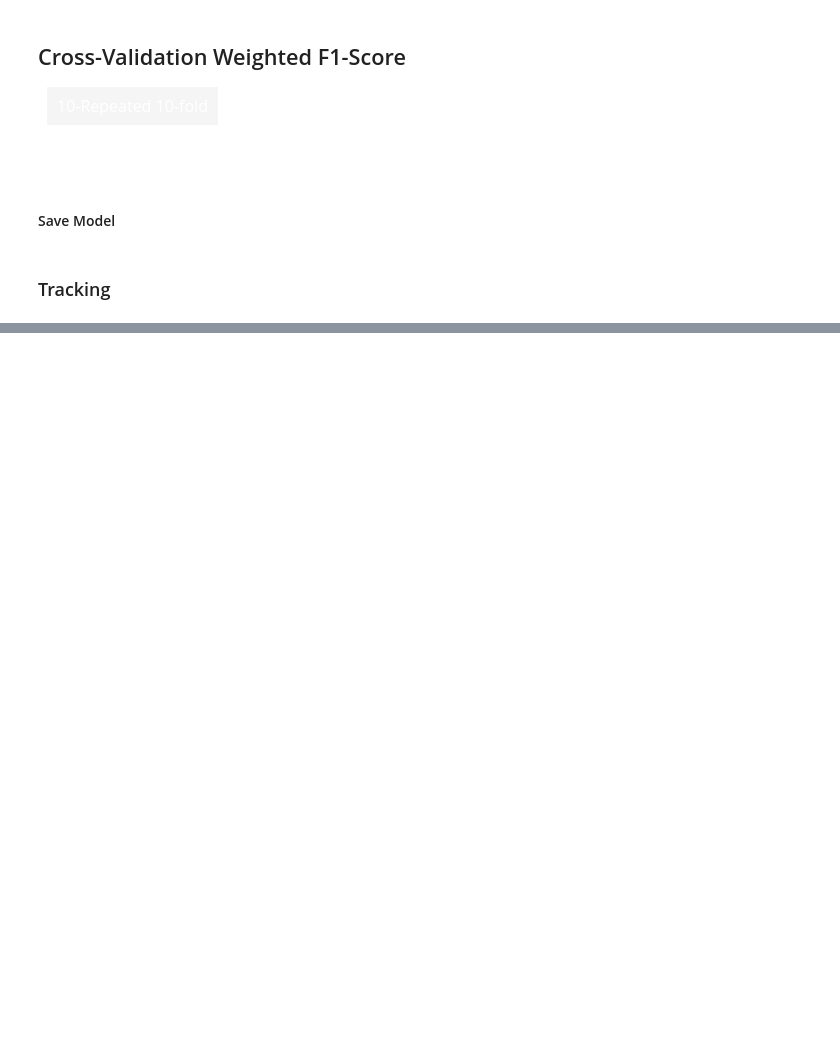
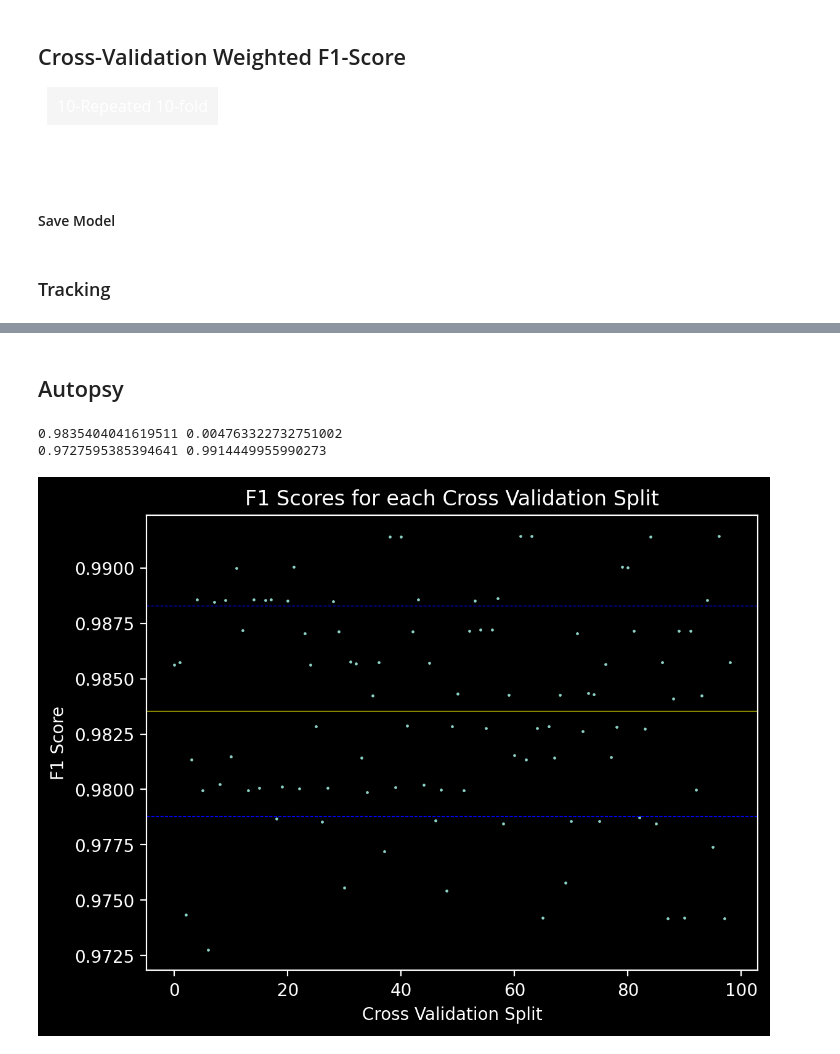
Before and after one commit to Marim1611/Bing-Bang-BodyLevel, a Jupyter notebook: ModelPipelines/StackingEnsemble/StackingEnsemble.ipynb, the cells around one changed output, grey strips where cells are left out. Drawn from its saved outputs; the diff is of its cells as text; code cells hidden in the pictures; blank space fills up the shorter version.

Commit message:
⚰️ Stacking Autopsy Analysis
So far, results are hilarious.

```diff
--- a/ModelPipelines/StackingEnsemble/StackingEnsemble.ipynb
+++ b/ModelPipelines/StackingEnsemble/StackingEnsemble.ipynb
@@ -21,7 +21,7 @@ mlq.start_quest(model_name, table_dest="../../", log_defs=False)
 # %% [markdown]
 ### Read the data
 # %%
-x_data_d, y_data_d = mlq.l(read_data)(kind='Numerical', standardize=True, split='all')
+x_data_d, y_data_d = mlq.l(read_data)(kind='Numerical', standardize=True, split='all-test')
 rf_opt_params = load_hyperparameters(rf_model)
 svm_opt_params = load_hyperparameters(svm_model)
 lr_opt_params = load_hyperparameters(lr_model)
@@ -74,3 +70,5 @@ mlq.end_quest()
 mlq.show_logs(model_name, table_dest="../../", last_k=6)
 # %% [output]
 [interactive output not drawn]
+# %% [markdown]
+## Autopsy
@@ -76,0 +99,33 @@ mlq.show_logs(model_name, table_dest="../../", last_k=6)
+# %%
+print(mean_f1, std_f1)
+
+# show min and max f1 scores
+print(min(f1_scores), max(f1_scores))
+
+# Plot f1_scores with confidence interval for variance using seaborn
+import matplotlib.pyplot as plt
+
+
+# sort the f1_scores descendingly then plot
+# dark background
+plt.style.use('dark_background')
+plt.rcParams['figure.dpi'] = 200
+# disable grid
+plt.grid(False)
+plt.scatter(range(len(f1_scores)), f1_scores, s=0.5)
+
+# plot horizontal line for mean and mean + std
+plt.axhline(mean_f1, color='y', linestyle='-', linewidth=0.5)
+plt.axhline(mean_f1 + std_f1, color='b', linestyle='--', linewidth=0.5)
+plt.axhline(mean_f1 - std_f1, color='b', linestyle='--', linewidth=0.5)
+
+
+
+plt.xlabel('Cross Validation Split')
+plt.ylabel('F1 Score')
+plt.title('F1 Scores for each Cross Validation Split')
+plt.show()
+# %% [output]
+0.9835404041619511 0.004763322732751002
+0.9727595385394641 0.9914449955990273
+[figure, added]
```
Also changed, not shown: parts of 7 cells of this notebook, 15 other files.
